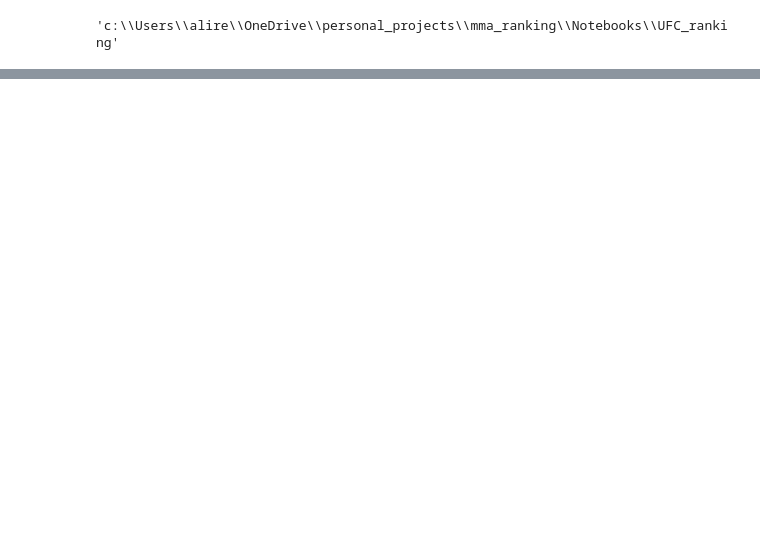
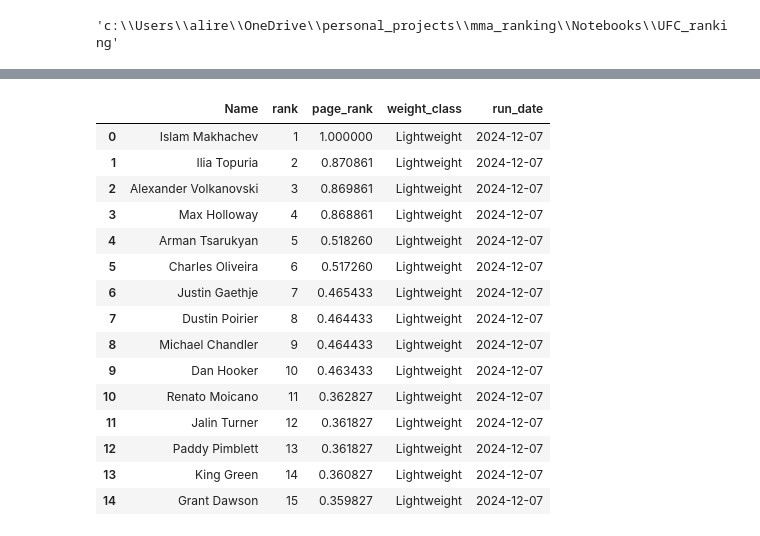
Before and after one commit to zarreh/mma_ranking, a Jupyter notebook: Notebooks/UFC_ranking/final_run_notebook.ipynb, the cells around one changed output, grey strips where cells are left out. Cells and saved outputs as stored; diff of their text form; code cells hidden in the pictures; blank space fills up the shorter version.

```diff
--- a/Notebooks/UFC_ranking/final_run_notebook.ipynb
+++ b/Notebooks/UFC_ranking/final_run_notebook.ipynb
@@ -133,0 +163,19 @@ for _weight_class in WEIGHTCLASS_LIST:
+# %%
+all_weight_classes_updated_ranking.query("weight_class=='Lightweight'").head(15)
+# %% [output]
+|  | Name | rank | page_rank | weight_class | run_date |
+| 0 | Islam Makhachev | 1 | 1.000000 | Lightweight | 2024-12-07 |
+| 1 | Ilia Topuria | 2 | 0.870861 | Lightweight | 2024-12-07 |
+| 2 | Alexander Volkanovski | 3 | 0.869861 | Lightweight | 2024-12-07 |
+| 3 | Max Holloway | 4 | 0.868861 | Lightweight | 2024-12-07 |
+| 4 | Arman Tsarukyan | 5 | 0.518260 | Lightweight | 2024-12-07 |
+| 5 | Charles Oliveira | 6 | 0.517260 | Lightweight | 2024-12-07 |
+| 6 | Justin Gaethje | 7 | 0.465433 | Lightweight | 2024-12-07 |
+| 7 | Dustin Poirier | 8 | 0.464433 | Lightweight | 2024-12-07 |
+| 8 | Michael Chandler | 9 | 0.464433 | Lightweight | 2024-12-07 |
+| 9 | Dan Hooker | 10 | 0.463433 | Lightweight | 2024-12-07 |
+| 10 | Renato Moicano | 11 | 0.362827 | Lightweight | 2024-12-07 |
+| 11 | Jalin Turner | 12 | 0.361827 | Lightweight | 2024-12-07 |
+| 12 | Paddy Pimblett | 13 | 0.361827 | Lightweight | 2024-12-07 |
+| 13 | King Green | 14 | 0.360827 | Lightweight | 2024-12-07 |
+| 14 | Grant Dawson | 15 | 0.359827 | Lightweight | 2024-12-07 |
```
Also changed, not shown: parts of 11 cells of this notebook, 1 other file.
